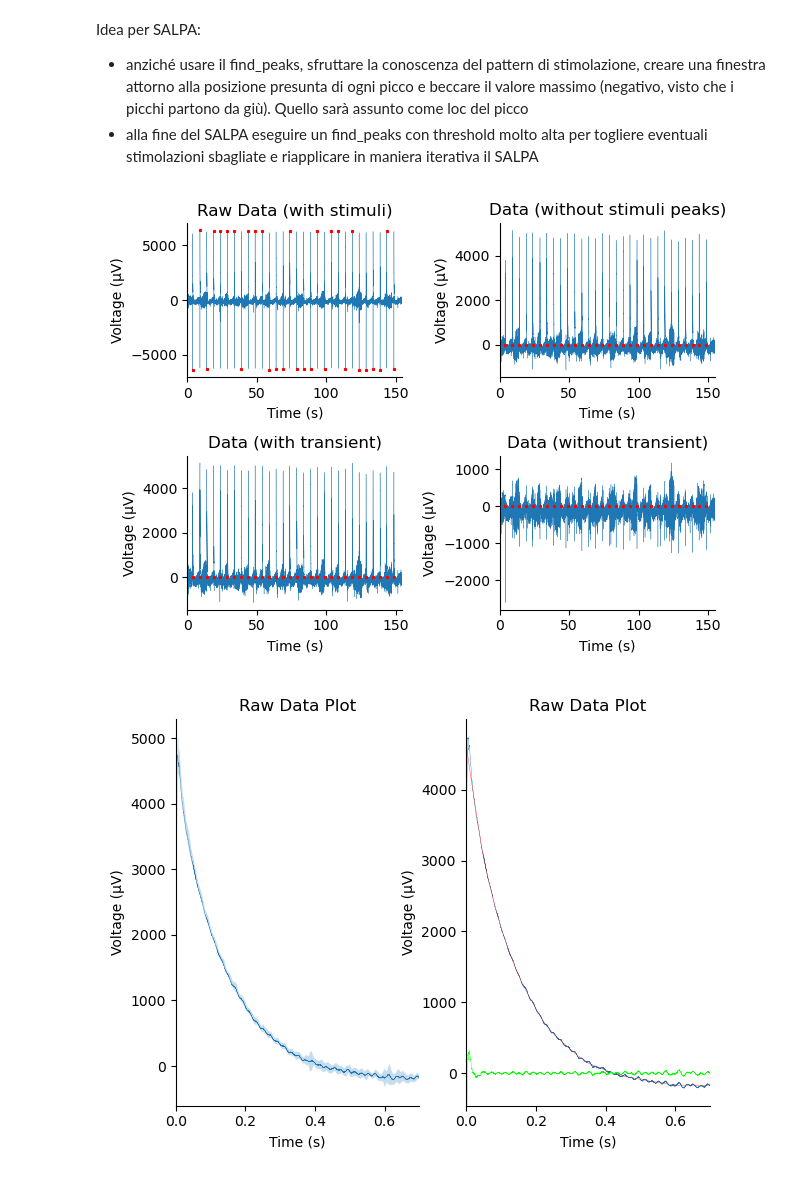
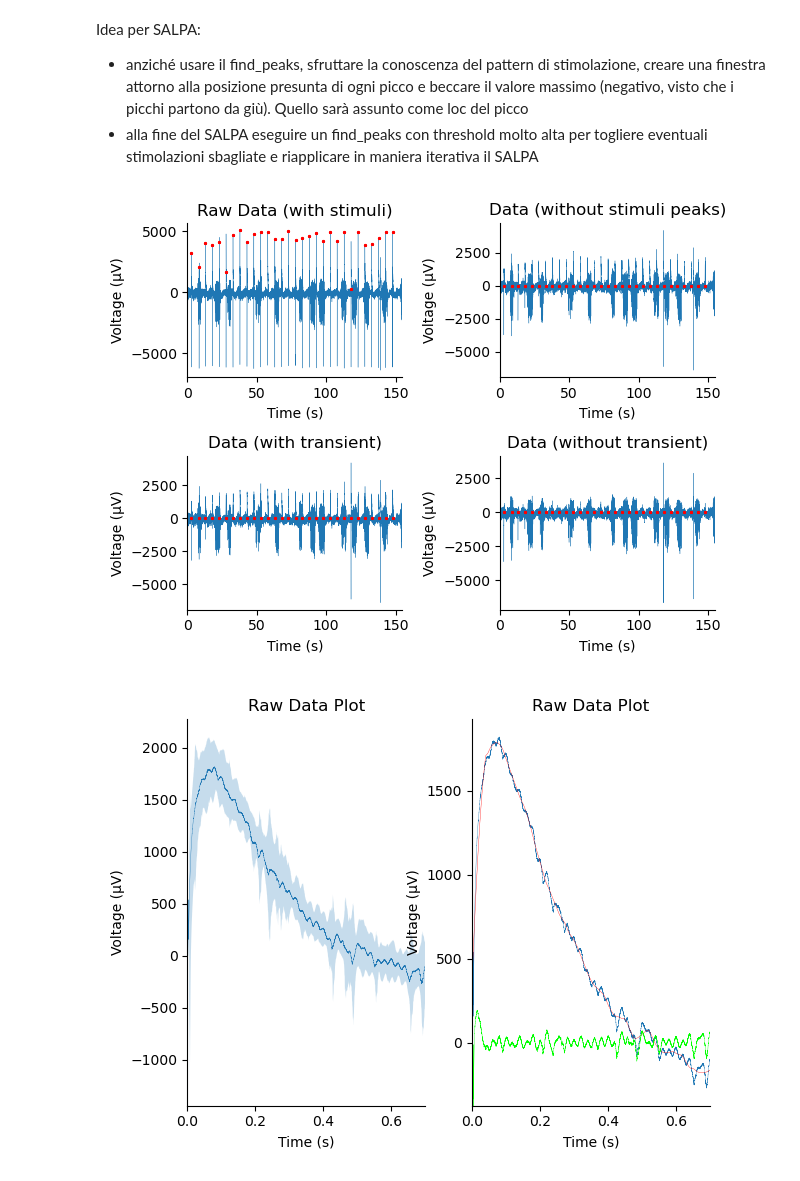
Before and after one commit to FrancescoNegri/neural-signal-analysis-project, a Jupyter notebook: preprocessing.ipynb, the cells around one changed output. Saved outputs shown, nothing was run; the diff lists cells and outputs as text; code cells hidden in the pictures.

Commit message:
Add differential SALPA in notebook

```diff
--- a/preprocessing.ipynb
+++ b/preprocessing.ipynb
@@ -15,7 +18,7 @@ import shutil
 sampling_frequency = 25000 # 25 kHz
 sampling_time = 1/sampling_frequency
 signal_duration = 5 * 30 + 5
-f = h5py.File('./data/ET1/R21-15/PreLesion_Mapping/Raw_P2_Ch_000.mat')
+f = h5py.File('./data/ET1/R21-15/PostLesion_Mapping/Raw_P1_Ch_000.mat')
 
 data = f['data'][:]
 data = np.reshape(data, np.size(data))
@@ -31,7 +34,7 @@ Idea per SALPA:
 data = np.copy(raw_data)
 _, ax = plt.subplots(2, 2)
 
-stimulus_idxs, _ = find_peaks(abs(data), height=3000, distance=4 * sampling_frequency)
+stimulus_idxs, _ = ns.spikes.differential_threshold(data, threshold=4000, window_length=160, refractory_period=4*sampling_frequency)
 
 ns.visualization.plot_spikes(data, stimulus_idxs, ax=ax[0][0], sampling_time=sampling_time, title='Raw Data (with stimuli)')
 
@@ -47,34 +50,34 @@ transients = []
 for stimulus_idx in stimulus_idxs:
     data[stimulus_idx + stimulus_range] = 0
     transients.append(data[stimulus_idx + transient_range])
 
 ns.visualization.plot_spikes(data, stimulus_idxs, ax=ax[0][1], sampling_time=sampling_time, title='Data (without stimuli peaks)')
 
 mean_transient = np.mean(transients, 0)
 # ns.visualization.plot_raw_data(mean_transient)
 
 zero_idx = np.where(mean_transient >= 0)[0][0]
 extended_stimulus_range = np.arange(stimulus_half_samples, stimulus_half_samples + zero_idx)
 transients = []
 
 for stimulus_idx in stimulus_idxs:
     data[stimulus_idx + extended_stimulus_range] = 0
     transients.append(data[stimulus_idx + transient_range])
 
 ns.visualization.plot_spikes(data, stimulus_idxs, ax=ax[1][0], sampling_time=sampling_time, title='Data (with transient)')
 
 mean_transient = np.mean(transients, 0)
 mean_transient_smoothed = savgol_filter(mean_transient, 2001, 2)
 # ns.visualization.plot_raw_data(mean_transient)
 
 for stimulus_idx in stimulus_idxs:
     data[stimulus_idx + transient_range] = data[stimulus_idx + transient_range] - mean_transient_smoothed
 
 ns.visualization.plot_spikes(data, stimulus_idxs, ax=ax[1][1], sampling_time=sampling_time, title='Data (without transient)')
 
 plt.tight_layout()
 # %% [output]
-[figure, old version]
+[figure, new version]
 # %%
 # Check SALPA transient
 _, ax = plt.subplots(1, 2)
@@ -88,7 +91,7 @@ ns.visualization.plot_raw_data(mean_transient, ax=ax[1], sampling_time=sampling_
 ns.visualization.plot_raw_data(mean_transient_smoothed, ax=ax[1], sampling_time=sampling_time, color='#FF0000')
 ns.visualization.plot_raw_data(mean_transient - mean_transient_smoothed, ax=ax[1], sampling_time=sampling_time, color='#00FF00')
 # %% [output]
-[figure, old version]
+[figure, new version]
 # %%
 num, den = butter(1, [300, 7000], btype='bandpass', fs=sampling_frequency)
 filtered_data = lfilter(num, den, data)
```
Also changed, not shown: parts of 3 cells of this notebook.
